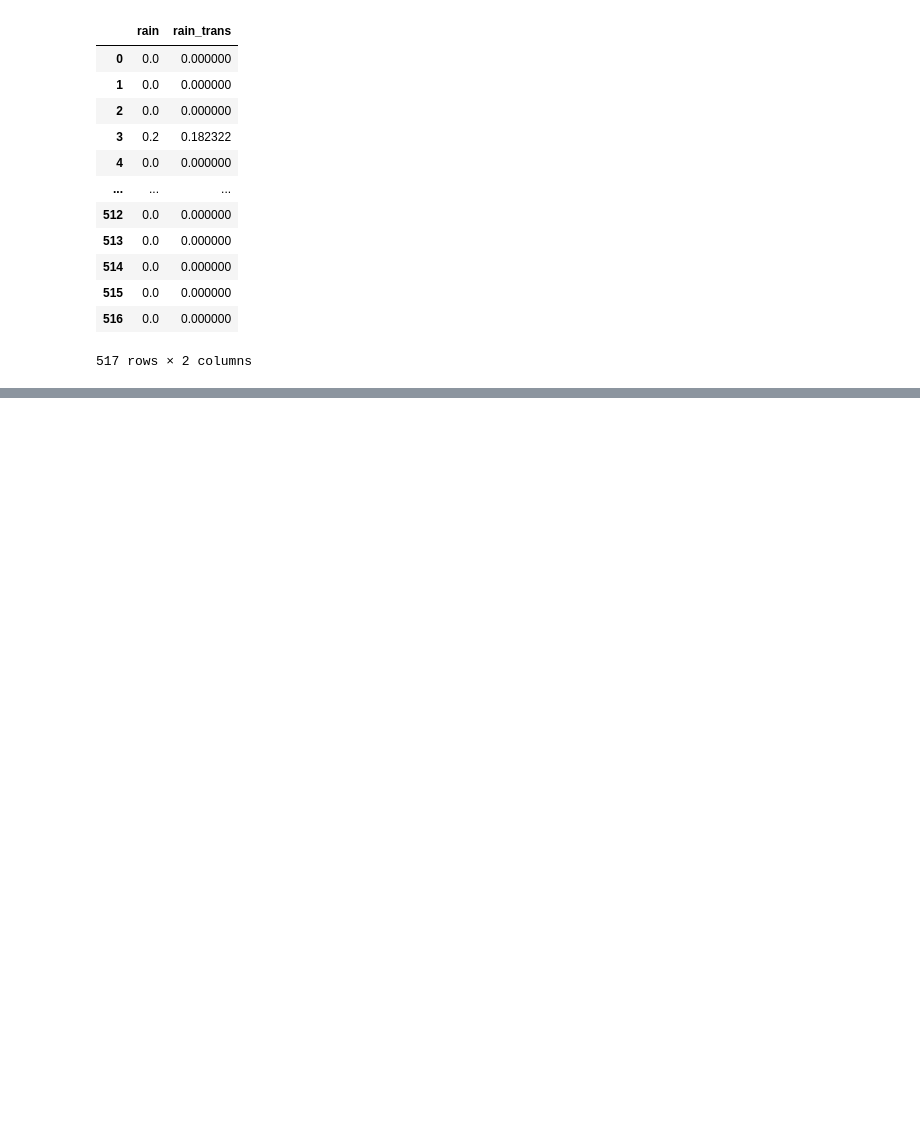
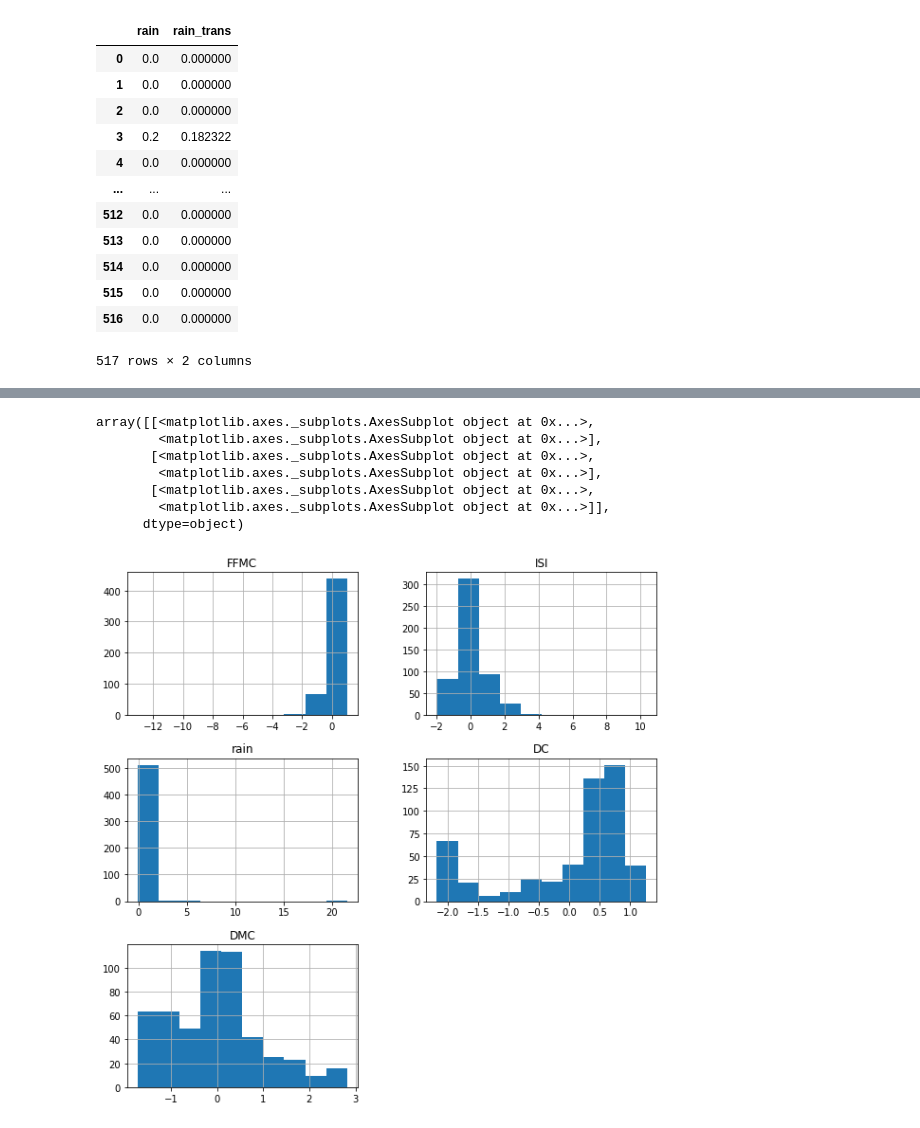
Before and after one commit to CantDodgeCrap/IDA-ML-Feuer, a Jupyter notebook: IDA_ML_Fire.ipynb, the cells around one changed output, grey strips where cells are left out. Saved outputs shown, nothing was run; the diff lists cells and outputs as text; code cells hidden in the pictures; blank space fills up the shorter version.

```diff
--- a/IDA_ML_Fire.ipynb
+++ b/IDA_ML_Fire.ipynb
@@ -88,0 +89,14 @@ array([[<matplotlib.axes._subplots.AxesSubplot object at 0x...>,
+# %%
+df_unnormal = df[['FFMC', 'ISI', 'rain','DC', 'DMC']]
+
+dfz = (df_unnormal - df_unnormal.mean()) / df_unnormal.std()
+dfz.hist(figsize=(10,10))
+# %% [output]
+array([[<matplotlib.axes._subplots.AxesSubplot object at 0x...>,
+        <matplotlib.axes._subplots.AxesSubplot object at 0x...>],
+       [<matplotlib.axes._subplots.AxesSubplot object at 0x...>,
+        <matplotlib.axes._subplots.AxesSubplot object at 0x...>],
+       [<matplotlib.axes._subplots.AxesSubplot object at 0x...>,
+        <matplotlib.axes._subplots.AxesSubplot object at 0x...>]],
+      dtype=object)
+[figure, added]
```
Also changed, not shown: parts of 3 cells of this notebook.
